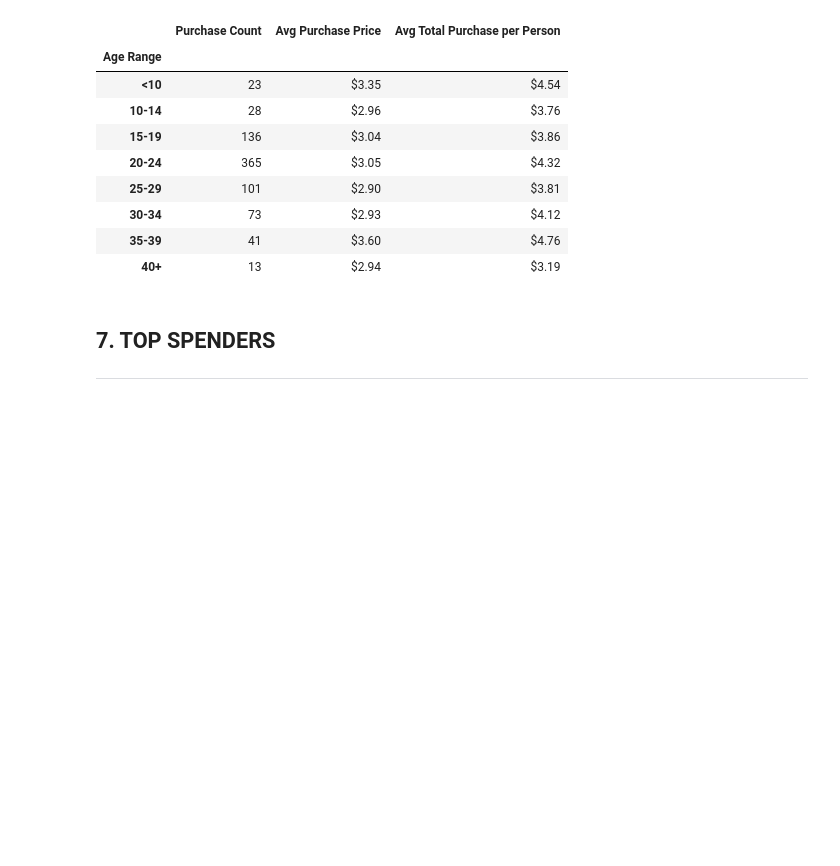
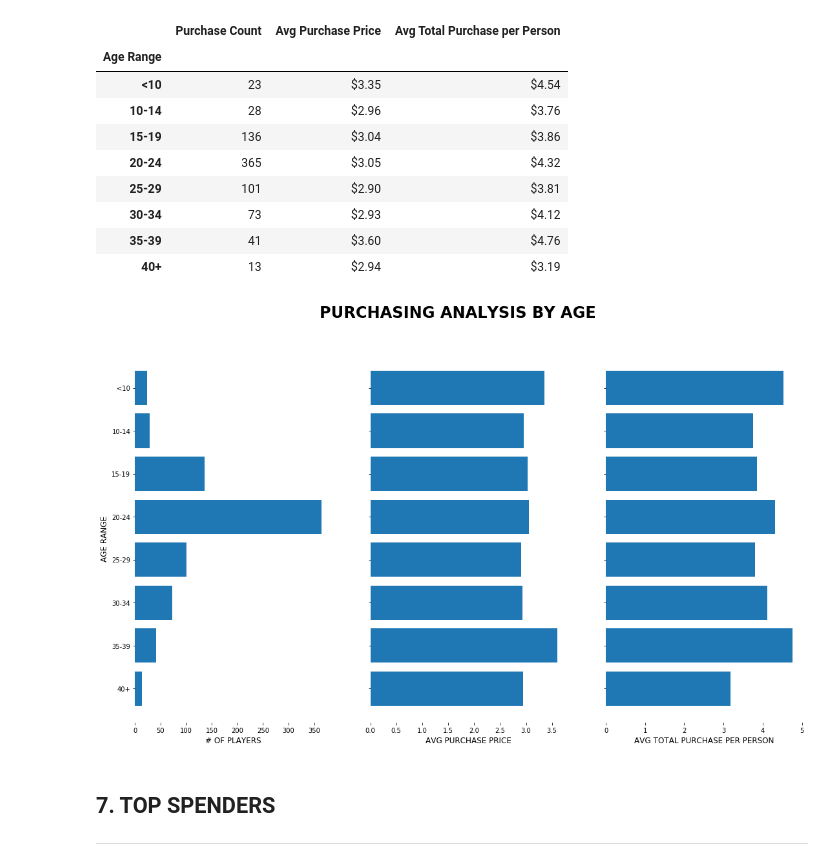
Before and after one commit to cbourdeau/Gaming-Sales-Analysis, a Jupyter notebook: HeroesOfPymoli_Analysis.ipynb, the cells around one changed output. Cells and saved outputs as stored; diff of their text form; code cells hidden in the pictures; blank space fills up the shorter version.

```diff
--- a/HeroesOfPymoli_Analysis.ipynb
+++ b/HeroesOfPymoli_Analysis.ipynb
@@ -243,4 +285,9 @@ age_range_df.head(10)
 # %%
+# Add 'Age Range' to original data frame
+age_range = pd.cut(df['Age'], bins=bins, labels=age_range_labels, right=False)
+age_range_df = df
+age_range_df['Age Range'] = age_range
+
 # Find the Purchase Count by 'Age Range'
 purch_count_by_age_df = age_range_df[['Age Range', 'Purchase ID']] \
     .groupby(by=['Age Range']).count() \
@@ -288,6 +335,40 @@ purch_analysis_age_df.style.format({
 | 30-34 | 73 | $2.93 | $4.12 |
 | 35-39 | 41 | $3.60 | $4.76 |
 | 40+ | 13 | $2.94 | $3.19 |
+# %%
+purch_analysis_age_df.sort_index(ascending=False, inplace=True)
+
+# Visualize Age Analysis
+fig, (ax1, ax2, ax3) = plt.subplots(1,3, sharey=True)
+
+# Set size of figure
+fig.set_size_inches(18.5, 10.5, forward=True)
+fig.suptitle('PURCHASING ANALYSIS BY AGE', fontsize=24, weight='bold')
+
+# Plot bars
+ax1.barh(purch_analysis_age_df.index, width=purch_analysis_age_df['Purchase Count'])
+ax2.barh(purch_analysis_age_df.index, width=purch_analysis_age_df['Avg Purchase Price'])
+ax3.barh(purch_analysis_age_df.index, width=purch_analysis_age_df['Avg Total Purchase per Person'])
+
+# Set labels
+# ax1.set_title("HOW MANY PLAYERS BOUGHT ITEM BY AGE?", size=12, weight='bold')  # Add a title to the axes.
+ax1.set_ylabel(ylabel='AGE RANGE', size=12) # Add y-axis label
+ax1.set_xlabel(xlabel='# OF PLAYERS', size=12) # Add x-axis label
+ax2.set_xlabel(xlabel='AVG PURCHASE PRICE', size=12)
+ax3.set_xlabel(xlabel='AVG TOTAL PURCHASE PER PERSON', size=12)
+
+# Clean up graph
+ax1.set_frame_on(False) # Remove frames to reduce ink
+ax2.set_frame_on(False) # Remove frames to reduce ink
+ax3.set_frame_on(False) # Remove frames to reduce ink
+
+# Display bar graph
+plt.show()
+
+# Exprt chart to an image
+fig.savefig('images/fig3_age_analysis_2.png')
+# %% [output]
+[figure, added]
 # %% [markdown]
 ## 7. TOP SPENDERS
 ---
```
Also changed, not shown: parts of 11 cells of this notebook, 7 other files.
